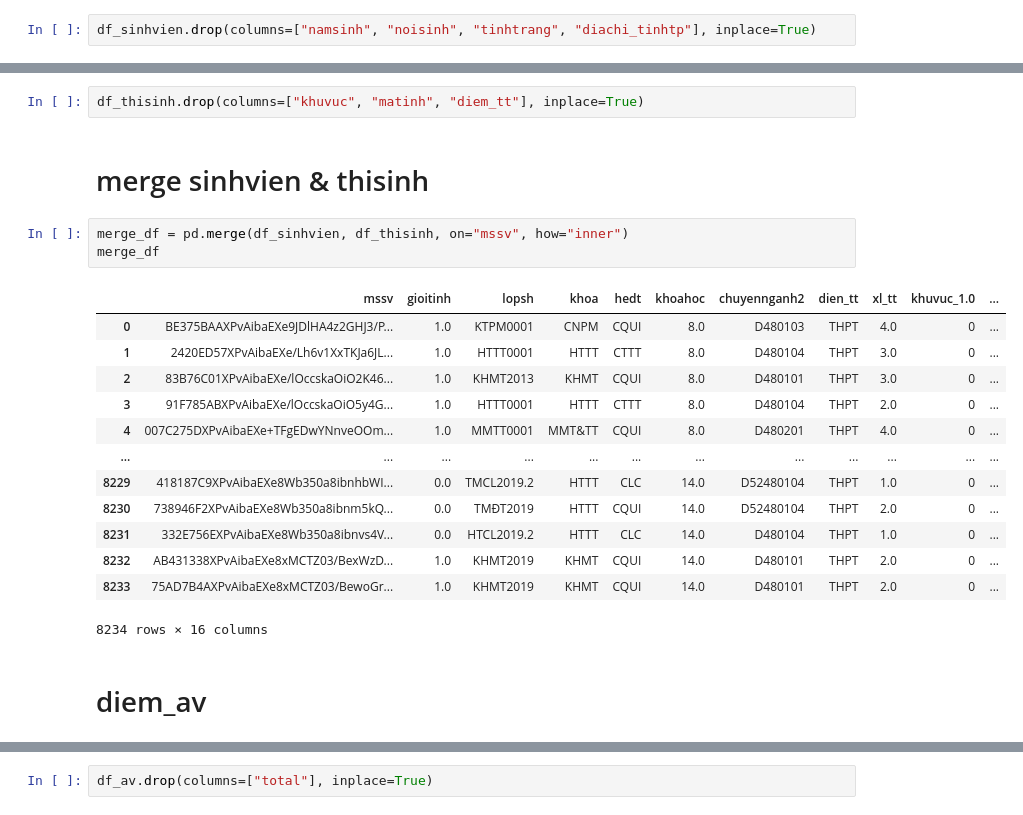
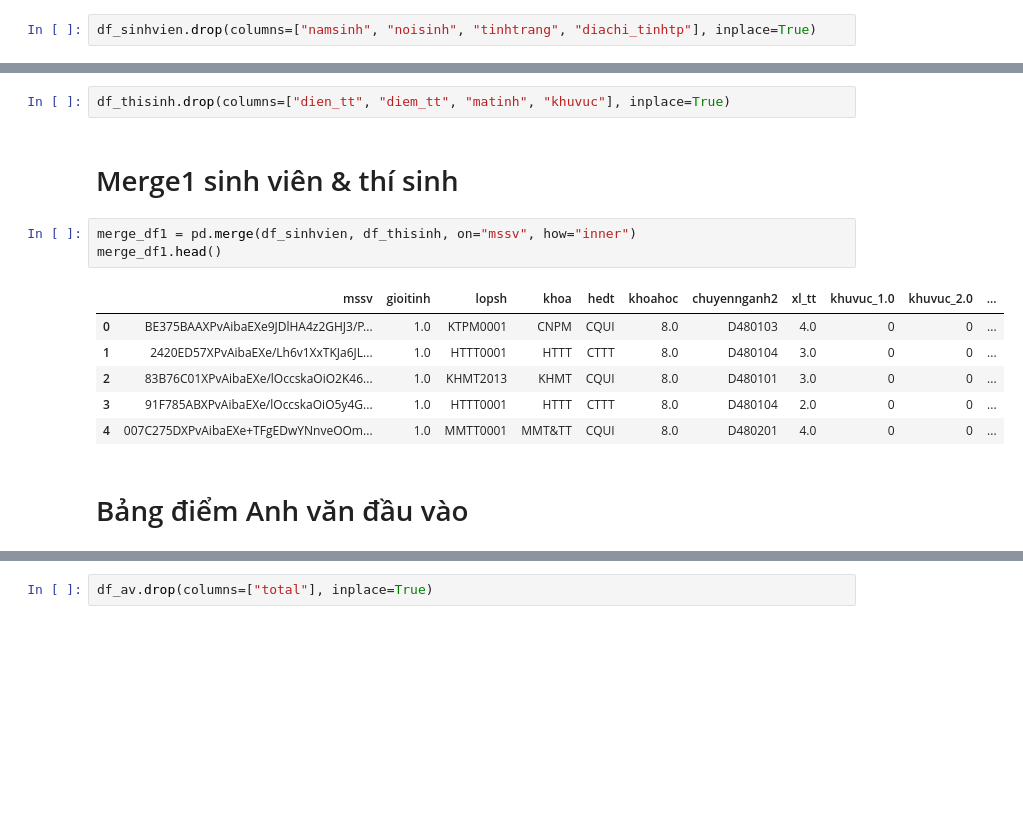
Before and after one commit to anhducbuui270802/Educational_DataMining, a Jupyter notebook: TEST_CLASSIFICATION/main.ipynb, the cells around one changed output, grey strips where cells are left out. Cells and saved outputs as stored; diff of their text form; blank space fills up the shorter version.

```diff
--- a/TEST_CLASSIFICATION/main.ipynb
+++ b/TEST_CLASSIFICATION/main.ipynb
@@ -46,25 +32,18 @@ df_thisinh
 # %%
-df_thisinh.drop(columns=["khuvuc", "matinh", "diem_tt"], inplace=True)
+df_thisinh.drop(columns=["dien_tt", "diem_tt", "matinh", "khuvuc"], inplace=True)
-# %% [markdown]
-# merge sinhvien & thisinh
+# %% [markdown]
+# Merge1 sinh viên & thí sinh
 # %%
-merge_df = pd.merge(df_sinhvien, df_thisinh, on="mssv", how="inner")
-merge_df
+merge_df1 = pd.merge(df_sinhvien, df_thisinh, on="mssv", how="inner")
+merge_df1.head()
 # %% [output]
-|  | mssv | gioitinh | lopsh | khoa | hedt | khoahoc | chuyennganh2 | dien_tt | xl_tt | khuvuc_1.0 | ... |
-| 0 | BE375BAAXPvAibaEXe9JDlHA4z2GHJ3/P... | 1.0 | KTPM0001 | CNPM | CQUI | 8.0 | D480103 | THPT | 4.0 | 0 | ... |
-| 1 | 2420ED57XPvAibaEXe/Lh6v1XxTKJa6JL... | 1.0 | HTTT0001 | HTTT | CTTT | 8.0 | D480104 | THPT | 3.0 | 0 | ... |
-| 2 | 83B76C01XPvAibaEXe/lOccskaOiO2K46... | 1.0 | KHMT2013 | KHMT | CQUI | 8.0 | D480101 | THPT | 3.0 | 0 | ... |
-| 3 | 91F785ABXPvAibaEXe/lOccskaOiO5y4G... | 1.0 | HTTT0001 | HTTT | CTTT | 8.0 | D480104 | THPT | 2.0 | 0 | ... |
-| 4 | 007C275DXPvAibaEXe+TFgEDwYNnveOOm... | 1.0 | MMTT0001 | MMT&TT | CQUI | 8.0 | D480201 | THPT | 4.0 | 0 | ... |
-| ... | ... | ... | ... | ... | ... | ... | ... | ... | ... | ... | ... |
-| 8229 | 418187C9XPvAibaEXe8Wb350a8ibnhbWI... | 0.0 | TMCL2019.2 | HTTT | CLC | 14.0 | D52480104 | THPT | 1.0 | 0 | ... |
-| 8230 | 738946F2XPvAibaEXe8Wb350a8ibnm5kQ... | 0.0 | TMĐT2019 | HTTT | CQUI | 14.0 | D52480104 | THPT | 2.0 | 0 | ... |
-| 8231 | 332E756EXPvAibaEXe8Wb350a8ibnvs4V... | 0.0 | HTCL2019.2 | HTTT | CLC | 14.0 | D480104 | THPT | 1.0 | 0 | ... |
-| 8232 | AB431338XPvAibaEXe8xMCTZ03/BexWzD... | 1.0 | KHMT2019 | KHMT | CQUI | 14.0 | D480101 | THPT | 2.0 | 0 | ... |
-| 8233 | 75AD7B4AXPvAibaEXe8xMCTZ03/BewoGr... | 1.0 | KHMT2019 | KHMT | CQUI | 14.0 | D480101 | THPT | 2.0 | 0 | ... |
+|  | mssv | gioitinh | lopsh | khoa | hedt | khoahoc | chuyennganh2 | xl_tt | khuvuc_1.0 | khuvuc_2.0 | ... |
+| 0 | BE375BAAXPvAibaEXe9JDlHA4z2GHJ3/P... | 1.0 | KTPM0001 | CNPM | CQUI | 8.0 | D480103 | 4.0 | 0 | 0 | ... |
+| 1 | 2420ED57XPvAibaEXe/Lh6v1XxTKJa6JL... | 1.0 | HTTT0001 | HTTT | CTTT | 8.0 | D480104 | 3.0 | 0 | 0 | ... |
+| 2 | 83B76C01XPvAibaEXe/lOccskaOiO2K46... | 1.0 | KHMT2013 | KHMT | CQUI | 8.0 | D480101 | 3.0 | 0 | 0 | ... |
+| 3 | 91F785ABXPvAibaEXe/lOccskaOiO5y4G... | 1.0 | HTTT0001 | HTTT | CTTT | 8.0 | D480104 | 2.0 | 0 | 0 | ... |
+| 4 | 007C275DXPvAibaEXe+TFgEDwYNnveOOm... | 1.0 | MMTT0001 | MMT&TT | CQUI | 8.0 | D480201 | 4.0 | 0 | 0 | ... |
-8234 rows × 16 columns
-# %% [markdown]
-# diem_av
+# %% [markdown]
+# Bảng điểm Anh văn đầu vào
 # %%
 df_av = pd.read_csv("../data_clean/04.xeploaiav.csv")
```
Also changed, not shown: parts of 110 cells of this notebook.
